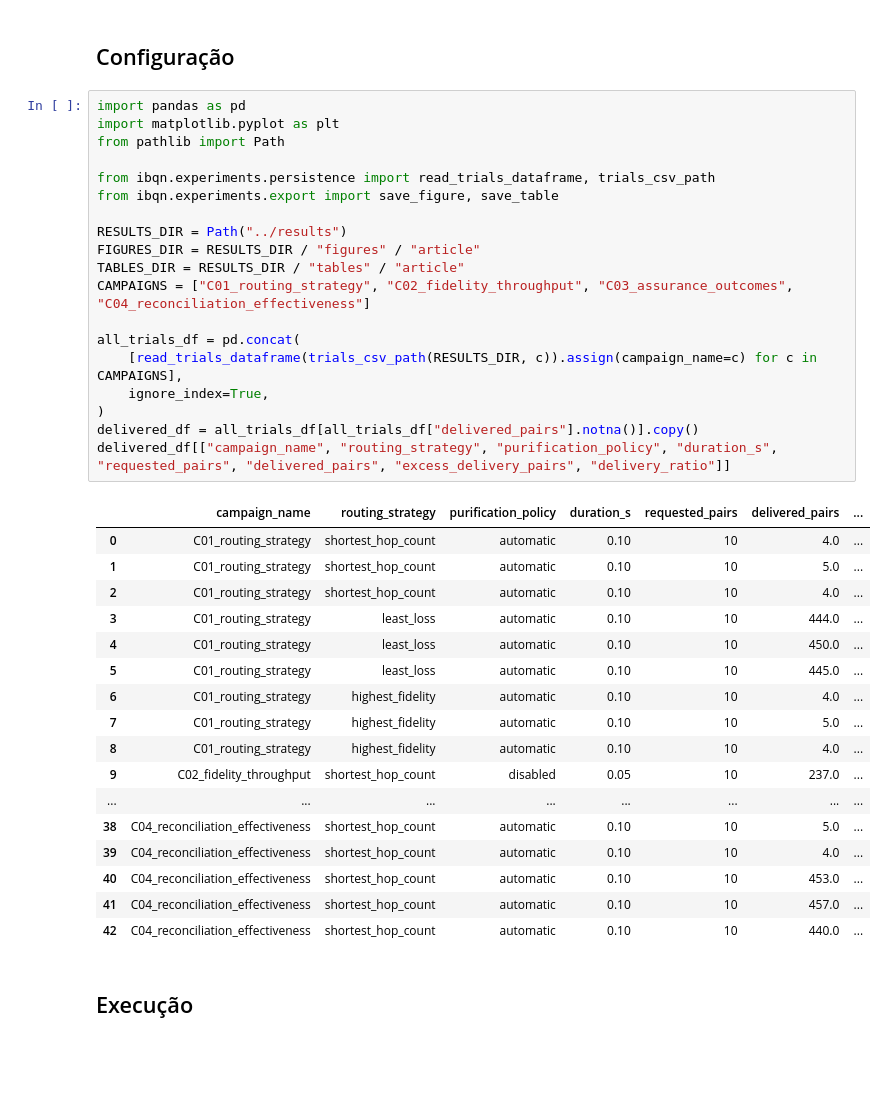
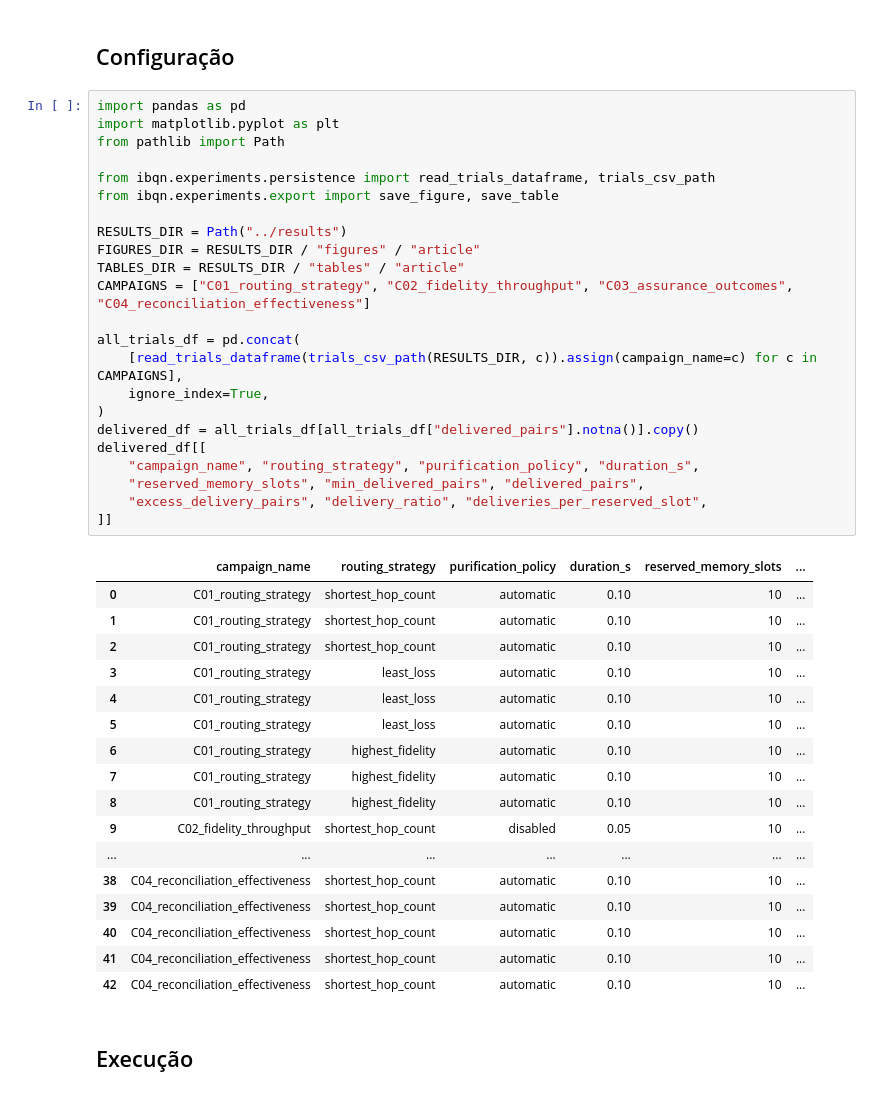
Before and after one commit to DiegoAbreuSWB/intentqnet, a Jupyter notebook: notebooks/article/A06_delivery_overprovisioning.ipynb, the cells around one changed output. Drawn from its saved outputs; the diff is of its cells as text; blank space fills up the shorter version.

```diff
--- a/notebooks/article/A06_delivery_overprovisioning.ipynb
+++ b/notebooks/article/A06_delivery_overprovisioning.ipynb
@@ -21,40 +31,44 @@ sua relação com duração/memórias/estratégia, e por quê
 # %%
 import pandas as pd
 import matplotlib.pyplot as plt
 from pathlib import Path
 
 from ibqn.experiments.persistence import read_trials_dataframe, trials_csv_path
 from ibqn.experiments.export import save_figure, save_table
 
 RESULTS_DIR = Path("../results")
 FIGURES_DIR = RESULTS_DIR / "figures" / "article"
 TABLES_DIR = RESULTS_DIR / "tables" / "article"
 CAMPAIGNS = ["C01_routing_strategy", "C02_fidelity_throughput", "C03_assurance_outcomes", "C04_reconciliation_effectiveness"]
 
 all_trials_df = pd.concat(
     [read_trials_dataframe(trials_csv_path(RESULTS_DIR, c)).assign(campaign_name=c) for c in CAMPAIGNS],
     ignore_index=True,
 )
 delivered_df = all_trials_df[all_trials_df["delivered_pairs"].notna()].copy()
-delivered_df[["campaign_name", "routing_strategy", "purification_policy", "duration_s", "requested_pairs", "delivered_pairs", "excess_delivery_pairs", "delivery_ratio"]]
+delivered_df[[
+    "campaign_name", "routing_strategy", "purification_policy", "duration_s",
+    "reserved_memory_slots", "min_delivered_pairs", "delivered_pairs",
+    "excess_delivery_pairs", "delivery_ratio", "deliveries_per_reserved_slot",
+]]
 # %% [output]
-|  | campaign_name | routing_strategy | purification_policy | duration_s | requested_pairs | delivered_pairs | ... |
-| 0 | C01_routing_strategy | shortest_hop_count | automatic | 0.10 | 10 | 4.0 | ... |
-| 1 | C01_routing_strategy | shortest_hop_count | automatic | 0.10 | 10 | 5.0 | ... |
-| 2 | C01_routing_strategy | shortest_hop_count | automatic | 0.10 | 10 | 4.0 | ... |
-| 3 | C01_routing_strategy | least_loss | automatic | 0.10 | 10 | 444.0 | ... |
-| 4 | C01_routing_strategy | least_loss | automatic | 0.10 | 10 | 450.0 | ... |
-| 5 | C01_routing_strategy | least_loss | automatic | 0.10 | 10 | 445.0 | ... |
-| 6 | C01_routing_strategy | highest_fidelity | automatic | 0.10 | 10 | 4.0 | ... |
-| 7 | C01_routing_strategy | highest_fidelity | automatic | 0.10 | 10 | 5.0 | ... |
-| 8 | C01_routing_strategy | highest_fidelity | automatic | 0.10 | 10 | 4.0 | ... |
-| 9 | C02_fidelity_throughput | shortest_hop_count | disabled | 0.05 | 10 | 237.0 | ... |
-| ... | ... | ... | ... | ... | ... | ... | ... |
-| 38 | C04_reconciliation_effectiveness | shortest_hop_count | automatic | 0.10 | 10 | 5.0 | ... |
-| 39 | C04_reconciliation_effectiveness | shortest_hop_count | automatic | 0.10 | 10 | 4.0 | ... |
-| 40 | C04_reconciliation_effectiveness | shortest_hop_count | automatic | 0.10 | 10 | 453.0 | ... |
-| 41 | C04_reconciliation_effectiveness | shortest_hop_count | automatic | 0.10 | 10 | 457.0 | ... |
-| 42 | C04_reconciliation_effectiveness | shortest_hop_count | automatic | 0.10 | 10 | 440.0 | ... |
+|  | campaign_name | routing_strategy | purification_policy | duration_s | reserved_memory_slots | ... |
+| 0 | C01_routing_strategy | shortest_hop_count | automatic | 0.10 | 10 | ... |
+| 1 | C01_routing_strategy | shortest_hop_count | automatic | 0.10 | 10 | ... |
+| 2 | C01_routing_strategy | shortest_hop_count | automatic | 0.10 | 10 | ... |
+| 3 | C01_routing_strategy | least_loss | automatic | 0.10 | 10 | ... |
+| 4 | C01_routing_strategy | least_loss | automatic | 0.10 | 10 | ... |
+| 5 | C01_routing_strategy | least_loss | automatic | 0.10 | 10 | ... |
+| 6 | C01_routing_strategy | highest_fidelity | automatic | 0.10 | 10 | ... |
+| 7 | C01_routing_strategy | highest_fidelity | automatic | 0.10 | 10 | ... |
+| 8 | C01_routing_strategy | highest_fidelity | automatic | 0.10 | 10 | ... |
+| 9 | C02_fidelity_throughput | shortest_hop_count | disabled | 0.05 | 10 | ... |
+| ... | ... | ... | ... | ... | ... | ... |
+| 38 | C04_reconciliation_effectiveness | shortest_hop_count | automatic | 0.10 | 10 | ... |
+| 39 | C04_reconciliation_effectiveness | shortest_hop_count | automatic | 0.10 | 10 | ... |
+| 40 | C04_reconciliation_effectiveness | shortest_hop_count | automatic | 0.10 | 10 | ... |
+| 41 | C04_reconciliation_effectiveness | shortest_hop_count | automatic | 0.10 | 10 | ... |
+| 42 | C04_reconciliation_effectiveness | shortest_hop_count | automatic | 0.10 | 10 | ... |
 # %% [markdown]
 ## Execução
 # %%
```
Also changed, not shown: parts of 7 cells of this notebook, 44 other files.
